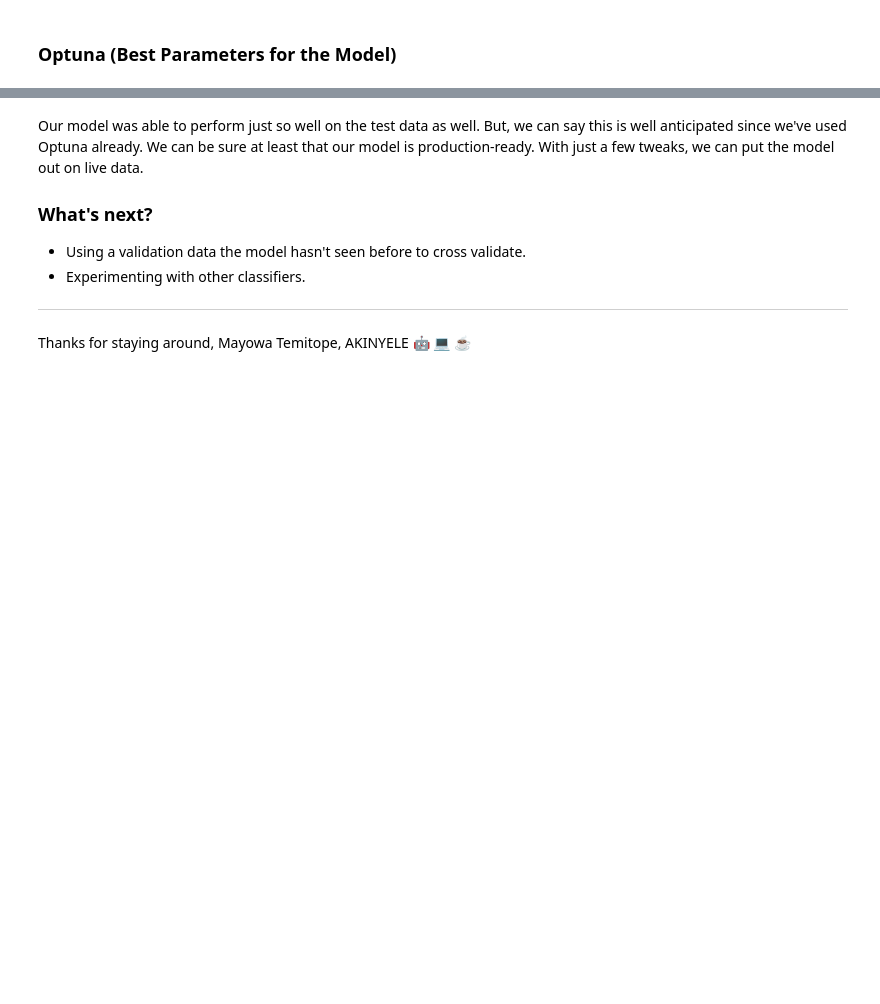
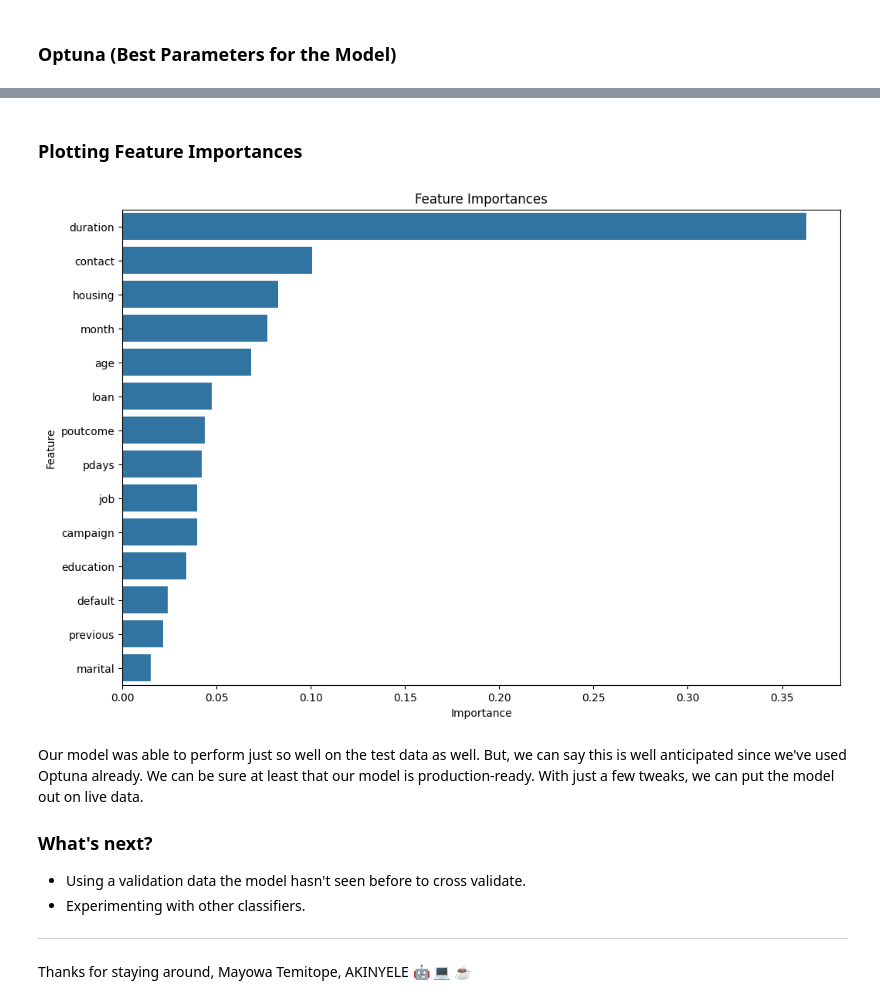
Before and after one commit to RobaireTH/fcc_bank_model, a Jupyter notebook: bank_marketing_analysis.ipynb, the cells around one changed output, grey strips where cells are left out. Saved outputs shown, nothing was run; the diff lists cells and outputs as text; code cells hidden in the pictures; blank space fills up the shorter version.

```diff
--- a/bank_marketing_analysis.ipynb
+++ b/bank_marketing_analysis.ipynb
@@ -371,3 +376,21 @@ Accuracy: 0.8856712614386656
+# %% [markdown]
+### Plotting Feature Importances
+# %%
+feature_importances = model.model.feature_importances_
+
+feature_names = X_train.columns
+importance_series = pd.Series(feature_importances, index=feature_names)
+
+importance_series_sorted = importance_series.sort_values(ascending=False)
+
+plt.figure(figsize=(12, 8))
+sns.barplot(x=importance_series_sorted, y=importance_series_sorted.index)
+plt.title('Feature Importances')
+plt.xlabel('Importance')
+plt.ylabel('Feature')
+plt.show()
+# %% [output]
+[figure, added]
 # %% [markdown]
 Our model was able to perform just so well on the test data as well. But, we can say this is well anticipated since we've used Optuna already. We can be sure at least that our model is production-ready. With just a few tweaks, we can put the model out on live data.
 
```
Also changed, not shown: parts of 5 cells of this notebook.
